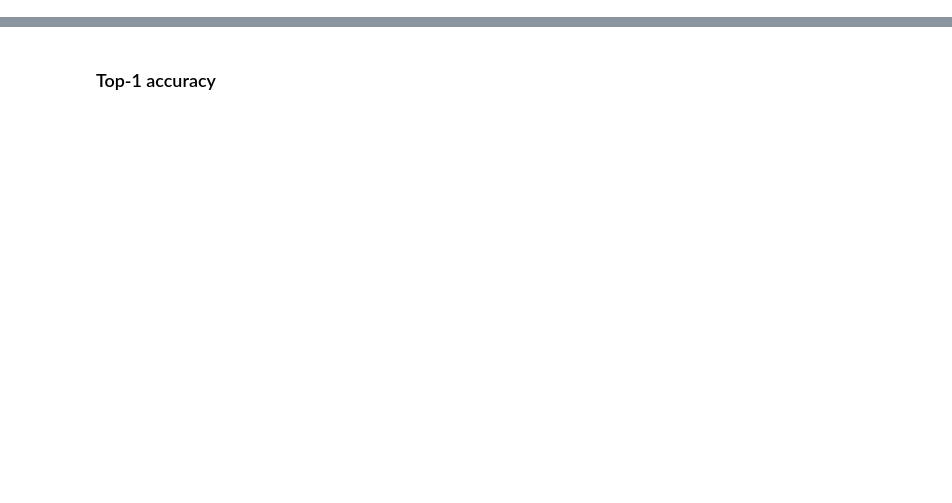
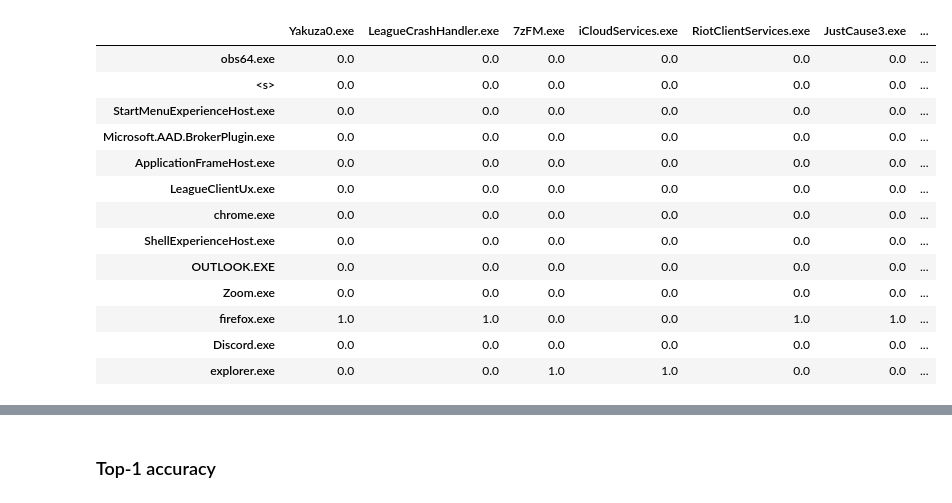
Before and after one commit to ym820/foreground_window_forcast, a Jupyter notebook: notebooks/HMM_eval.ipynb, the cells around one changed output, grey strips where cells are left out. Saved outputs shown, nothing was run; the diff lists cells and outputs as text; code cells hidden in the pictures; blank space fills up the shorter version.

```diff
--- a/notebooks/HMM_eval.ipynb
+++ b/notebooks/HMM_eval.ipynb
@@ -11,0 +45,2 @@ model.fit(X_train, y_train)
+# %%
+t = model.get_transition_matrix()
@@ -11,0 +74,6 @@ model.fit(X_train, y_train)
+# %%
+for exe, probs in t.items():
+    t[exe]['max_prob'] = max(probs.values())
+t_sorted = sorted(t.items(), key = lambda x: x[1]['max_prob'], reverse=True)
+for app, prob in t_sorted:
+   del prob['max_prob']
@@ -11,0 +106,44 @@ model.fit(X_train, y_train)
+# %%
+x_axis2 = [
+    'Yakuza0.exe',
+    'LeagueCrashHandler.exe',
+    '7zFM.exe',
+    'iCloudServices.exe',
+    'RiotClientServices.exe',
+    'JustCause3.exe',
+    'Microsoft.Photos.exe',
+    'vlc.exe',
+    'Talkdesk.exe',
+    'WindowsCamera.exe',
+]
+# %%
+most_frequent_apps2 = dict()
+for exe in x_axis2:
+    top_4_prob = []
+    i = 0
+    for p in t[exe].items():
+        if i == 4:
+            break
+        top_4_prob.append(p)
+        i += 1
+    most_frequent_apps2[exe] = dict(top_4_prob)
+y_axis2 = set([y for x in most_frequent_apps2.values() for y in x.keys()])
+# %%
+df2 = pd.DataFrame(index = y_axis2, data = most_frequent_apps2)
+df2 = df2.fillna(0)
+df2
+# %% [output]
+|  | Yakuza0.exe | LeagueCrashHandler.exe | 7zFM.exe | iCloudServices.exe | RiotClientServices.exe | JustCause3.exe | ... |
+| obs64.exe | 0.0 | 0.0 | 0.0 | 0.0 | 0.0 | 0.0 | ... |
+| <s> | 0.0 | 0.0 | 0.0 | 0.0 | 0.0 | 0.0 | ... |
+| StartMenuExperienceHost.exe | 0.0 | 0.0 | 0.0 | 0.0 | 0.0 | 0.0 | ... |
+| Microsoft.AAD.BrokerPlugin.exe | 0.0 | 0.0 | 0.0 | 0.0 | 0.0 | 0.0 | ... |
+| ApplicationFrameHost.exe | 0.0 | 0.0 | 0.0 | 0.0 | 0.0 | 0.0 | ... |
+| LeagueClientUx.exe | 0.0 | 0.0 | 0.0 | 0.0 | 0.0 | 0.0 | ... |
+| chrome.exe | 0.0 | 0.0 | 0.0 | 0.0 | 0.0 | 0.0 | ... |
+| ShellExperienceHost.exe | 0.0 | 0.0 | 0.0 | 0.0 | 0.0 | 0.0 | ... |
+| OUTLOOK.EXE | 0.0 | 0.0 | 0.0 | 0.0 | 0.0 | 0.0 | ... |
+| Zoom.exe | 0.0 | 0.0 | 0.0 | 0.0 | 0.0 | 0.0 | ... |
+| firefox.exe | 1.0 | 1.0 | 0.0 | 0.0 | 1.0 | 1.0 | ... |
+| Discord.exe | 0.0 | 0.0 | 0.0 | 0.0 | 0.0 | 0.0 | ... |
+| explorer.exe | 0.0 | 0.0 | 1.0 | 1.0 | 0.0 | 0.0 | ... |
```
Also changed, not shown: parts of 13 cells of this notebook, 5 other files.
